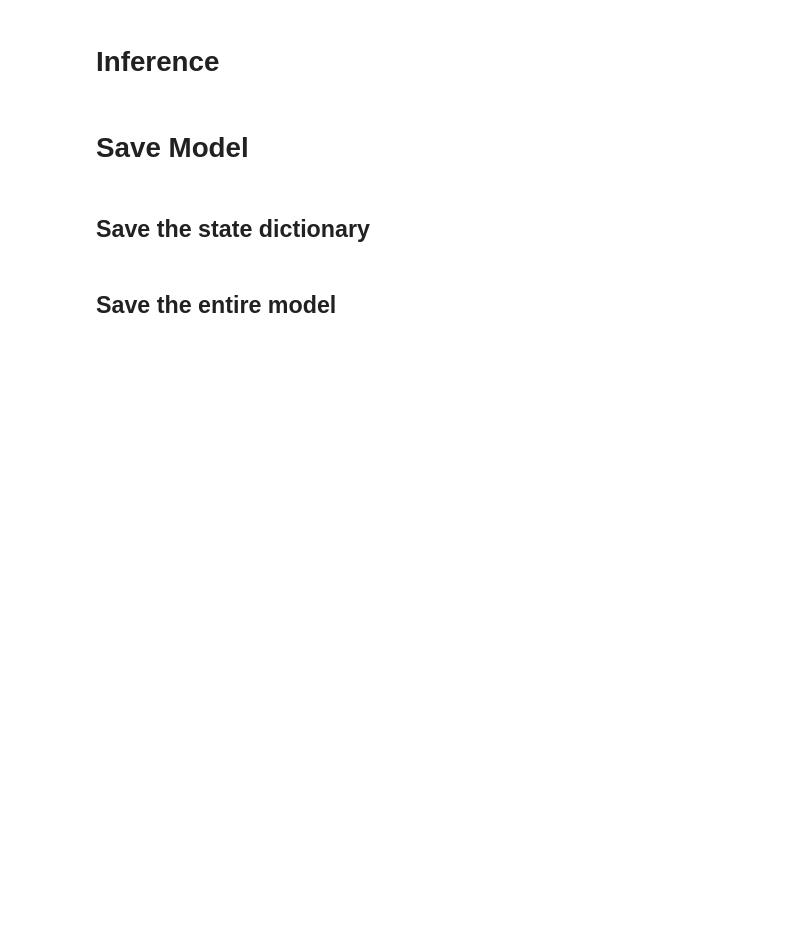
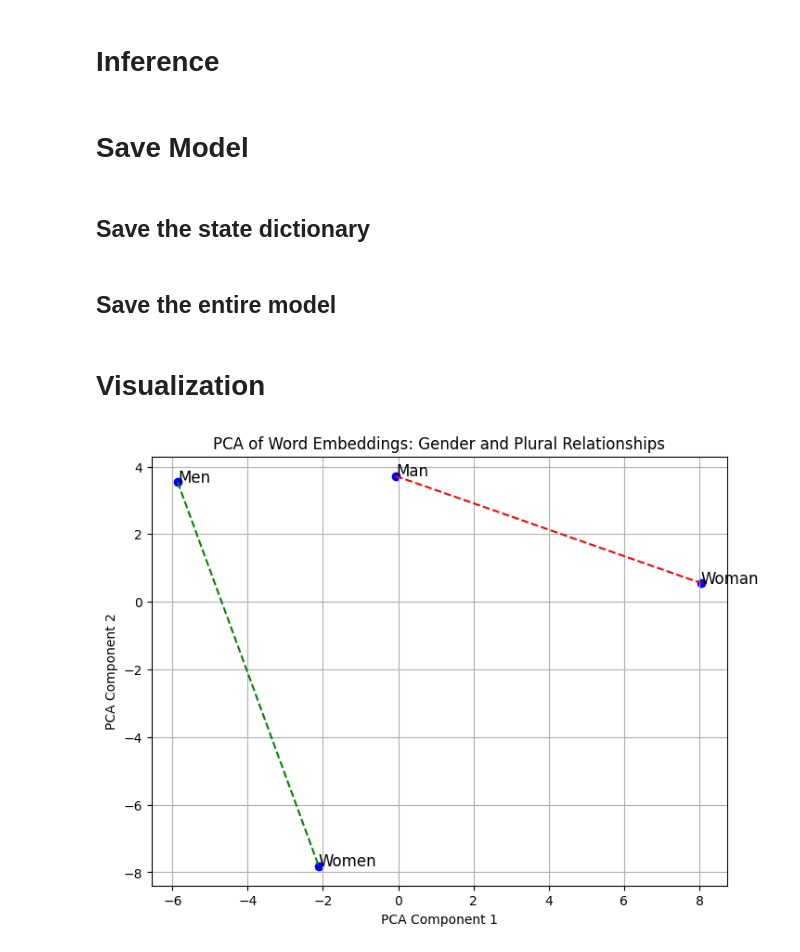
Before and after one commit to HeshamEL-Shreif/word2vec-from-scratch, a Jupyter notebook: word2vec.ipynb, the cells around one changed output. Saved outputs shown, nothing was run; the diff lists cells and outputs as text; code cells hidden in the pictures; blank space fills up the shorter version.

```diff
--- a/word2vec.ipynb
+++ b/word2vec.ipynb
@@ -200,3 +202,36 @@ torch.save(model.state_dict(), "word2vec_model_state_dict.pth")
 ## Save the entire model
 # %%
 torch.save(model, "word2vec_full_model.pth")
+# %% [markdown]
+# Visualization
+# %%
+man = model.get_embeddings()[vocab["man"]].cpu().detach().numpy()
+woman = model.get_embeddings()[vocab["woman"]].cpu().detach().numpy()
+men = model.get_embeddings()[vocab["men"]].cpu().detach().numpy()
+women = model.get_embeddings()[vocab["women"]].cpu().detach().numpy()
+
+words = np.array([man, woman, men, women])
+labels = ['Man', 'Woman', 'Men', 'Women']
+
+pca = PCA(n_components=2)
+reduced_embeddings = pca.fit_transform(words)
+
+plt.figure(figsize=(8, 6))
+plt.scatter(reduced_embeddings[:, 0], reduced_embeddings[:, 1], color='blue')
+
+for i, label in enumerate(labels):
+    plt.annotate(label, (reduced_embeddings[i, 0], reduced_embeddings[i, 1]), fontsize=12)
+
+
+plt.plot([reduced_embeddings[0, 0], reduced_embeddings[1, 0]],
+         [reduced_embeddings[0, 1], reduced_embeddings[1, 1]], 'r--')
+plt.plot([reduced_embeddings[2, 0], reduced_embeddings[3, 0]],
+         [reduced_embeddings[2, 1], reduced_embeddings[3, 1]], 'g--')
+
+plt.title("PCA of Word Embeddings: Gender and Plural Relationships")
+plt.xlabel("PCA Component 1")
+plt.ylabel("PCA Component 2")
+plt.grid(True)
+plt.show()
+# %% [output]
+[figure, added]
```
Also changed, not shown: parts of 1 cell of this notebook.
